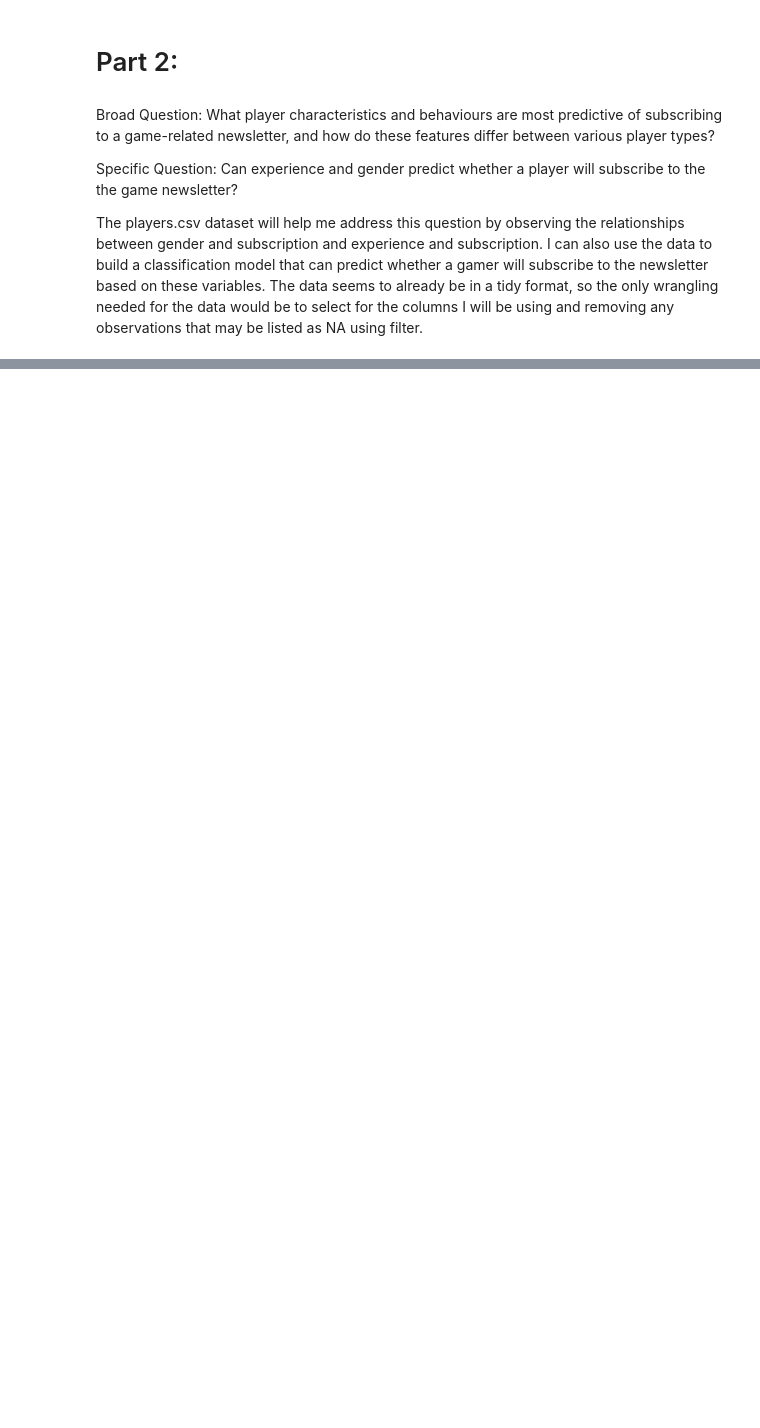
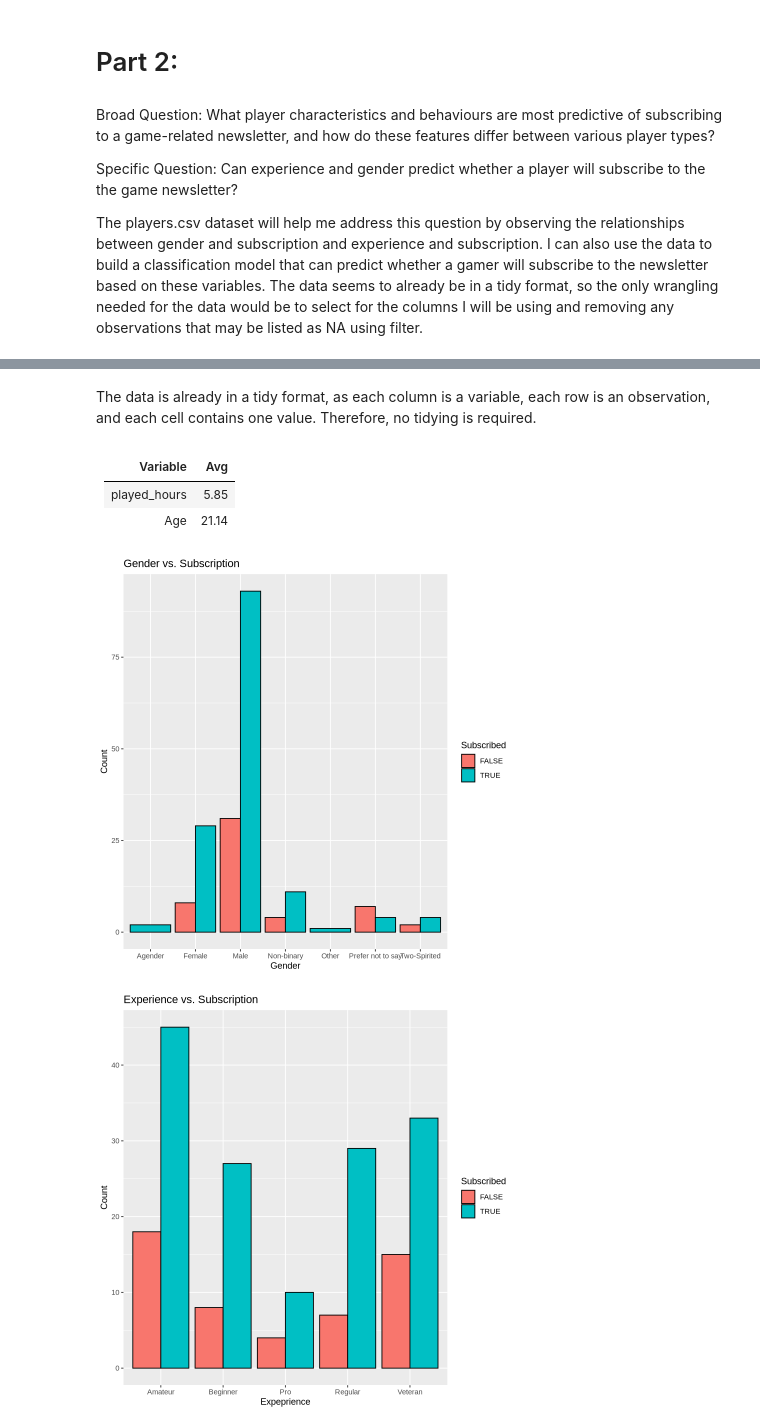
Before and after one commit to keeratmahil27/DSCI-100-Individual-Project, a Jupyter notebook: Untitled.ipynb, the cells around one changed output, grey strips where cells are left out. Saved outputs shown, nothing was run; the diff lists cells and outputs as text; code cells hidden in the pictures; blank space fills up the shorter version.

```diff
--- a/Untitled.ipynb
+++ b/Untitled.ipynb
@@ -167,0 +176,3 @@ The data seems to already be in a tidy format, so the only wrangling needed for
+# %%
+players <- read_csv("Untitled Folder/players.csv")
+head(players)
@@ -167,0 +198,2 @@ The data seems to already be in a tidy format, so the only wrangling needed for
+# %% [markdown]
+The data is already in a tidy format, as each column is a variable, each row is an observation, and each cell contains one value. Therefore, no tidying is required.
@@ -167,0 +206,32 @@ The data seems to already be in a tidy format, so the only wrangling needed for
+# %% [markdown]
+| Variable     | Avg   |
+|--------------|-------|
+| played_hours | 5.85  |
+| Age          | 21.14 |
+# %%
+gender_and_subscribe <- players |>
+ggplot(aes(x = gender, fill = subscribe)) +
+    geom_bar(position = "dodge", color = "black") +
+    labs( x = "Gender", y = "Count", fill = "Subscribed", title = "Gender vs. Subscription")
+gender_and_subscribe
+
+experience_and_subscribe <- players |>
+ggplot(aes(x = experience, fill = subscribe)) +
+    geom_bar(position = "dodge", color = "black") +
+    labs( x = "Expeprience", y = "Count", fill = "Subscribed", title = "Experience vs. Subscription")
+experience_and_subscribe
+
+gender <- players |>
+ggplot(aes(x = gender, fill = gender)) +
+    geom_bar(color = "black") +
+    labs( x = "Gender", y = "Count", fill = "Gender", title = "Gender of Players")
+gender
+
+experience <- players |>
+ggplot(aes(x = experience, fill = experience)) +
+    geom_bar(color = "black") +
+    labs( x = "Experience", y = "Count", fill = "Experience", title = "Experience of Players")
+experience
+# %% [output]
+[figure, added]
+[figure, added]
```
Also changed, not shown: parts of 7 cells of this notebook.
